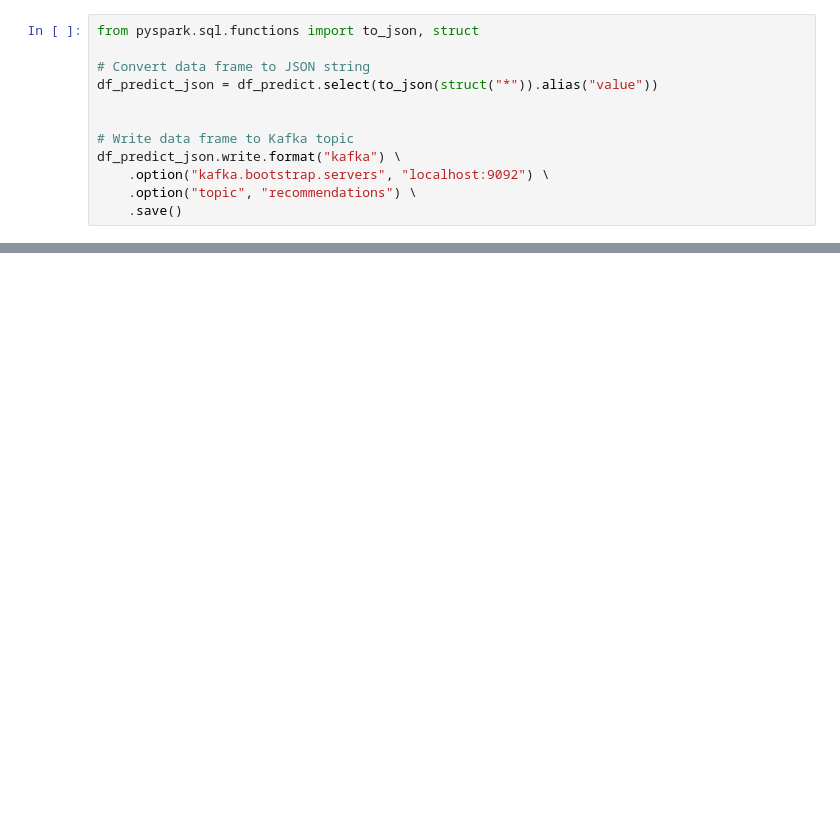
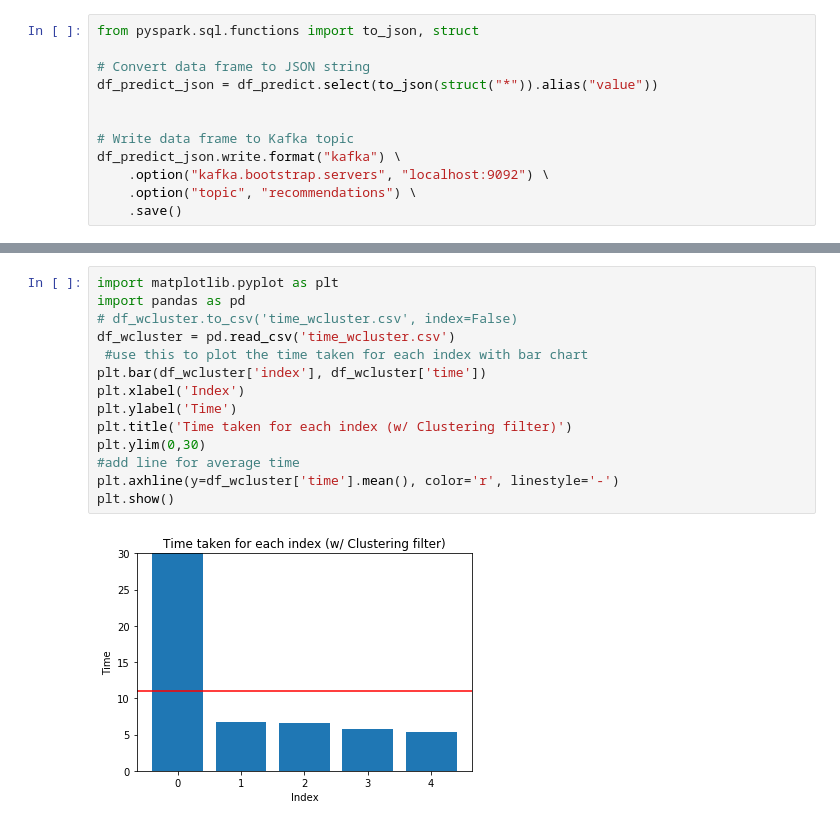
Before and after one commit to fahmibrillian/spotiplay, a Jupyter notebook: Spotiplay.ipynb, the cells around one changed output, grey strips where cells are left out. Drawn from its saved outputs; the diff is of its cells as text; blank space fills up the shorter version.

```diff
--- a/Spotiplay.ipynb
+++ b/Spotiplay.ipynb
@@ -370,0 +813,16 @@ Name: 9, dtype: object
+# %%
+import matplotlib.pyplot as plt
+import pandas as pd
+# df_wcluster.to_csv('time_wcluster.csv', index=False)
+df_wcluster = pd.read_csv('time_wcluster.csv')
+ #use this to plot the time taken for each index with bar chart
+plt.bar(df_wcluster['index'], df_wcluster['time'])
+plt.xlabel('Index')
+plt.ylabel('Time')
+plt.title('Time taken for each index (w/ Clustering filter)')
+plt.ylim(0,30)
+#add line for average time
+plt.axhline(y=df_wcluster['time'].mean(), color='r', linestyle='-')
+plt.show()
+# %% [output]
+[figure, added]
```
Also changed, not shown: parts of 27 cells of this notebook, 19 other files.
